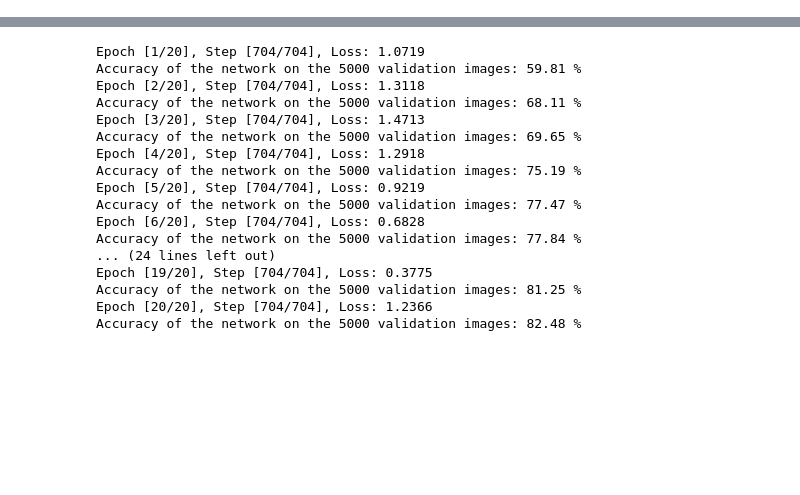
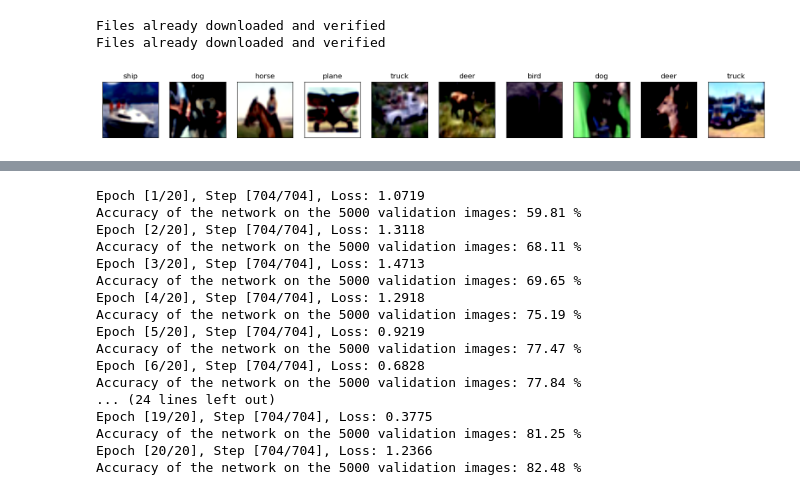
Before and after one commit to NicklasHolmberg/csci-567-project, a Jupyter notebook: AlexNet Baseline.ipynb, the cells around one changed output, grey strips where cells are left out. Cells and saved outputs as stored; diff of their text form; code cells hidden in the pictures; blank space fills up the shorter version.

```diff
--- a/AlexNet Baseline.ipynb
+++ b/AlexNet Baseline.ipynb
@@ -110,4 +15,0 @@ def imshow(img):
-# %%
-# get some random training images
-dataiter = iter(train_loader)
-images, labels = next(dataiter)
@@ -122,0 +93,76 @@ plane bird  bird  horse frog  dog   horse horse car   horse frog  deer  bird  pl
+# %%
+def load_data(data_dir='./Cifar10', transform_config=None, non_transform_config = {'resize': True,
+                                                                               'random_rotation': False,
+                                                                                'random_flip': False,
+                                                                                'color_jitter': False,
+                                                                                'random_sharpness': False,
+                                                                                'normalize': True,
+                                                                                'random_erasing': False}):
+
+    if transform_config is None:
+        print("Note: Users didn't configure transform_config. Using default configuration.")
+
+    transform = build_transforms(**transform_config)
+    non_transform = build_transforms(**non_transform_config)
+
+    train_val_dataset = torchvision.datasets.CIFAR10(
+        root=data_dir, train=True, download=True, transform=None
+    )
+    test_dataset = torchvision.datasets.CIFAR10(
+        root=data_dir, train=False, download=True, transform=non_transform
+    )
+
+    # split
+    train_indices, val_indices = train_test_split(
+        range(len(train_val_dataset)), test_size=0.2, random_state=random_seed
+    )
+    train_dataset = torch.utils.data.Subset(train_val_dataset, train_indices)
+    val_dataset = torch.utils.data.Subset(train_val_dataset, val_indices)
+    # apply transform
+    train_dataset.dataset.transform = transform
+    val_dataset.dataset.transform = non_transform
+
+    return train_dataset, val_dataset, test_dataset
+
+def get_dataloader(dataset, shuffle=True):
+    return DataLoader(dataset, batch_size=batch_size, shuffle=shuffle)
+# %% [output]
+Files already downloaded and verified
+Files already downloaded and verified
+# %%
+train, dev, test = load_data(transform_config=transform_config)
+# %%
+train_loader = get_dataloader(train)
+dev_loader = get_dataloader(dev, shuffle=False)
+test_loader = get_dataloader(test, shuffle=False)
+# %%
+classes = ('plane', 'car', 'bird', 'cat', 'deer', 'dog', 'frog', 'horse', 'ship', 'truck')
+num_classes = len(classes)
+
+# We need to convert the images to numpy arrays as tensors are not compatible with matplotlib.
+def im_convert(tensor):
+    img = tensor.cpu().clone().detach().numpy() #
+    img = img.transpose(1, 2, 0)
+    img = img * np.array(tuple(mean)) + np.array(tuple(std))
+    img = img.clip(0, 1) # Clipping the size to print the images later
+    return img
+
+# Display an overview of data
+def overview_data(loader, classes, num_images=5):
+    data_iterable = iter(loader)  # Convert the loader to an iterable
+    images, labels = next(data_iterable)  # Get the first batch
+
+    num_images = min(num_images, len(images))  # Limit to the batch size
+    fig = plt.figure(figsize=(20, 10))  # Create figure
+
+    for idx in range(num_images):
+        ax = fig.add_subplot(1, num_images, idx + 1, xticks=[], yticks=[])  # Add subplot
+        plt.imshow(im_convert(images[idx]))  # Convert and display image
+        ax.set_title(classes[labels[idx].item()])  # Set title
+
+    plt.show()  # Display the figure
+
+# Preview some data
+overview_data(train_loader, classes, num_images=10)
+# %% [output]
+[figure, added]
```
Also changed, not shown: parts of 28 cells of this notebook, 1 other file.
